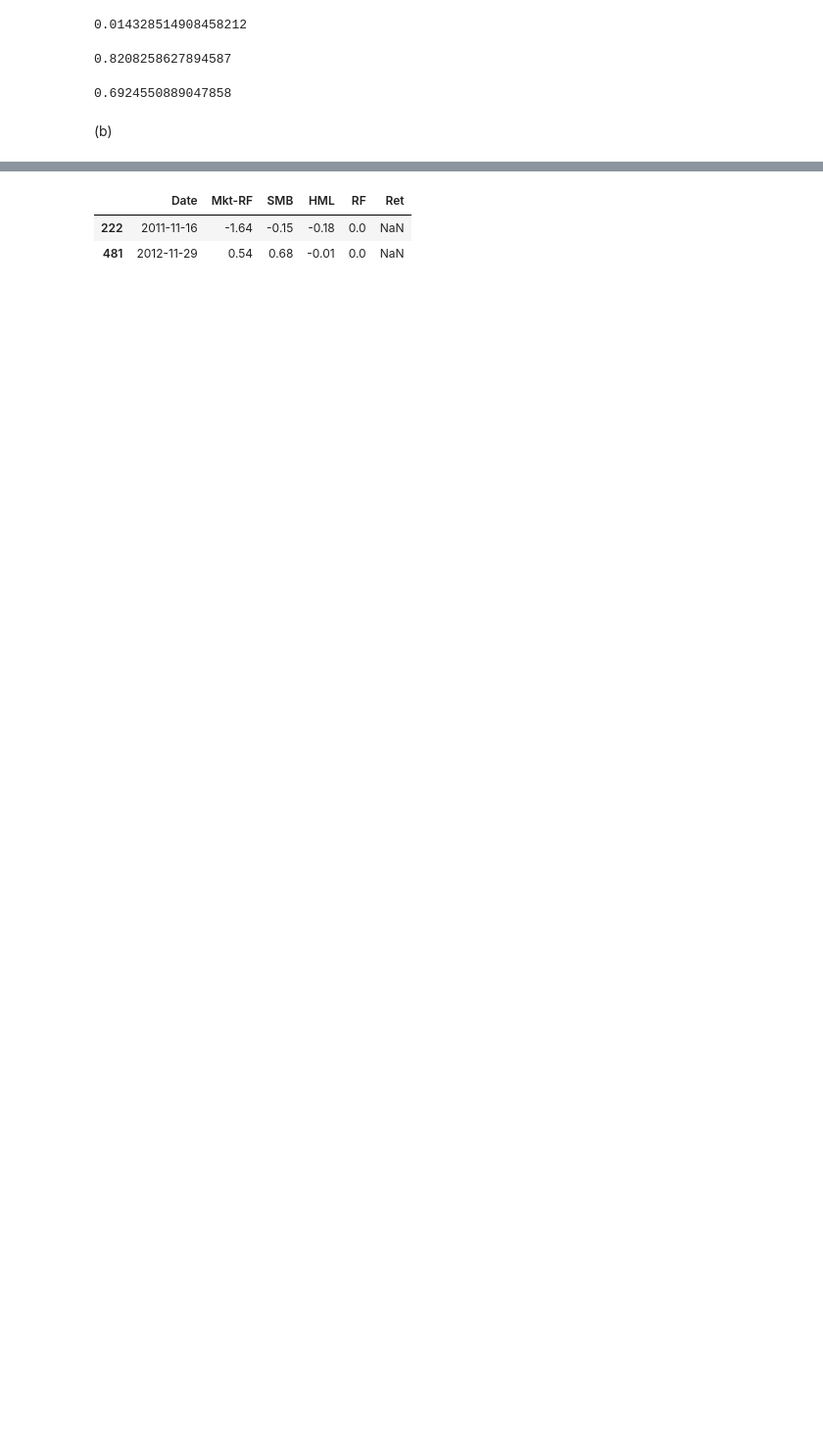
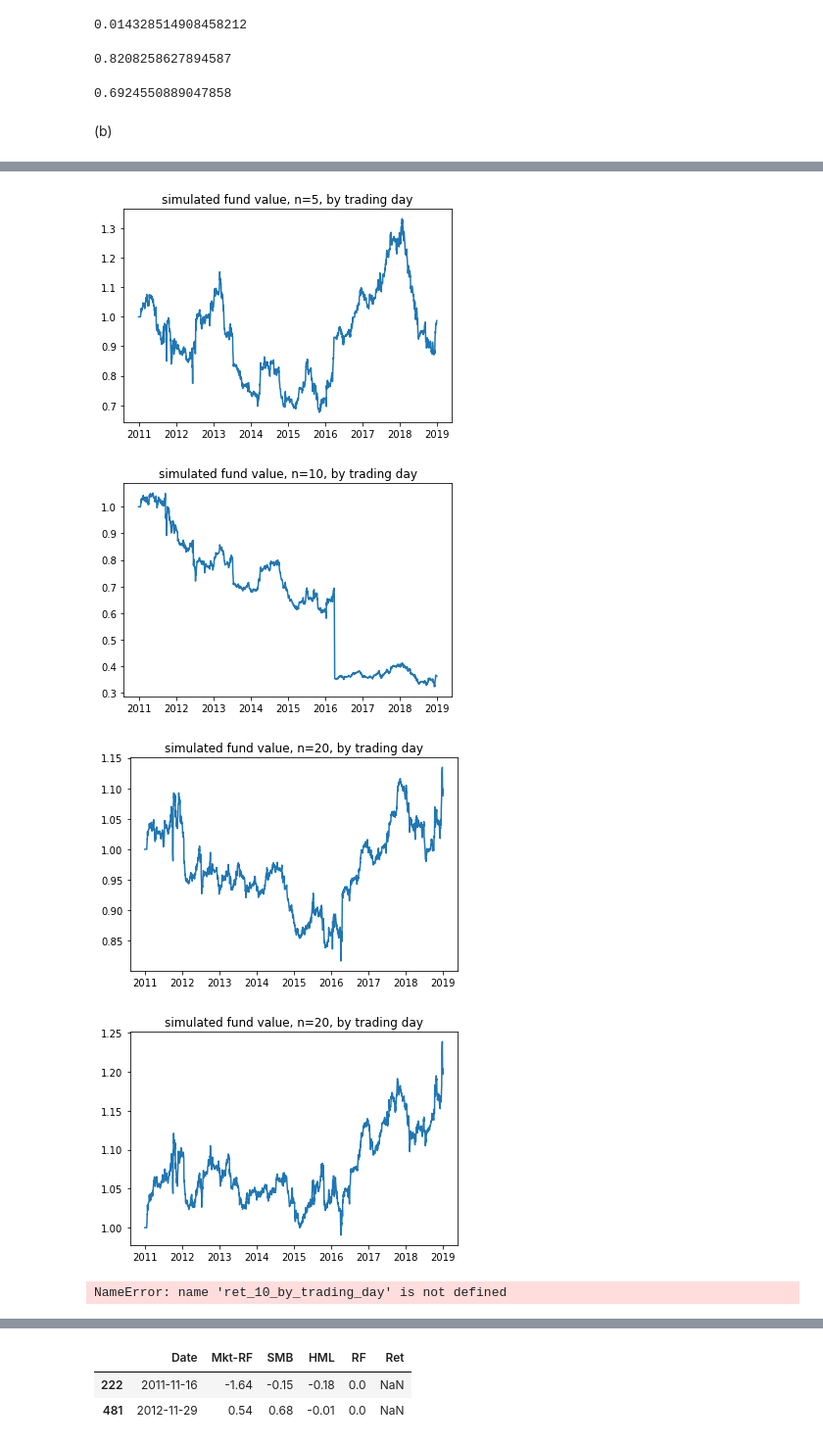
Before and after one commit to EconomistGrant/2021_Spring, a Jupyter notebook: 15.457 Analytics/ass/ass4/Q3.ipynb, the cells around one changed output, grey strips where cells are left out. Shown at 98% size. Drawn from its saved outputs; the diff is of its cells as text; code cells hidden in the pictures; blank space fills up the shorter version.

```diff
--- a/15.457 Analytics/ass/ass4/Q3.ipynb
+++ b/15.457 Analytics/ass/ass4/Q3.ipynb
@@ -234,7 +236,8 @@ def backtest_by_trading_day(n):
         data = PEAD[PEAD['PERMNO'] == permno]
         data = data.reset_index(drop = True)
         new_idx = data[data['DATE'] == event_date].index[0]
-        pos_close_idx = new_idx + n
+        pos_close_idx = min(new_idx + n, len(data)-1)
+        data = data.fillna(0)
 
         for idx in range(new_idx+1,pos_close_idx+1):
             date = data['DATE'][idx]
@@ -249,9 +252,9 @@ def backtest_by_trading_day(n):
 
         data = PEAD[PEAD['PERMNO'] == permno]
         data = data.reset_index(drop = True)
+        data = data.fillna(0)
         new_idx = data[data['DATE'] == event_date].index[0]
-        pos_close_idx = new_idx + n
-
+        pos_close_idx = min(new_idx + n, len(data)-1)
         for idx in range(new_idx+1,pos_close_idx+1):
             date = data['DATE'][idx]
             #number of days to earn interest
@@ -397,7 +418,7 @@ ret_10_by_trading_day = backtest_by_trading_day(10)
 ret_20_by_trading_day = backtest_by_trading_day(20)
 ret_30_by_trading_day = backtest_by_trading_day(30)
 
-value_5_by_trading_day = ret_5.cumprod()
-value_10_by_trading_day = ret_10.cumprod()
-value_20_by_trading_day = ret_20.cumprod()
-value_30_by_trading_day = ret_30.cumprod()
+value_5_by_trading_day = ret_5_by_trading_day.cumprod()
+value_10_by_trading_day = ret_10_by_trading_day.cumprod()
+value_20_by_trading_day = ret_20_by_trading_day.cumprod()
+value_30_by_trading_day = ret_30_by_trading_day.cumprod()
@@ -427,0 +491,28 @@ plt.show()
+# %%
+plt.plot(value_5_by_trading_day)
+plt.title("simulated fund value, n=5, by trading day")
+plt.show()
+
+
+plt.plot(value_10_by_trading_day)
+plt.title("simulated fund value, n=10, by trading day")
+plt.show()
+
+
+plt.plot(value_20_by_trading_day)
+plt.title("simulated fund value, n=20, by trading day")
+plt.show()
+
+
+plt.plot(value_30_by_trading_day)
+plt.title("simulated fund value, n=20, by trading day")
+plt.show()
+# %% [output]
+[figure, added]
+[figure, added]
+[figure, added]
+[figure, added]
+# %%
+ret_10_by_trading_day[ret_10_by_trading_day<=-0.5]
+# %% [output]
+NameError: name 'ret_10_by_trading_day' is not defined
```
Also changed, not shown: parts of 10 cells of this notebook, 54 other files.
